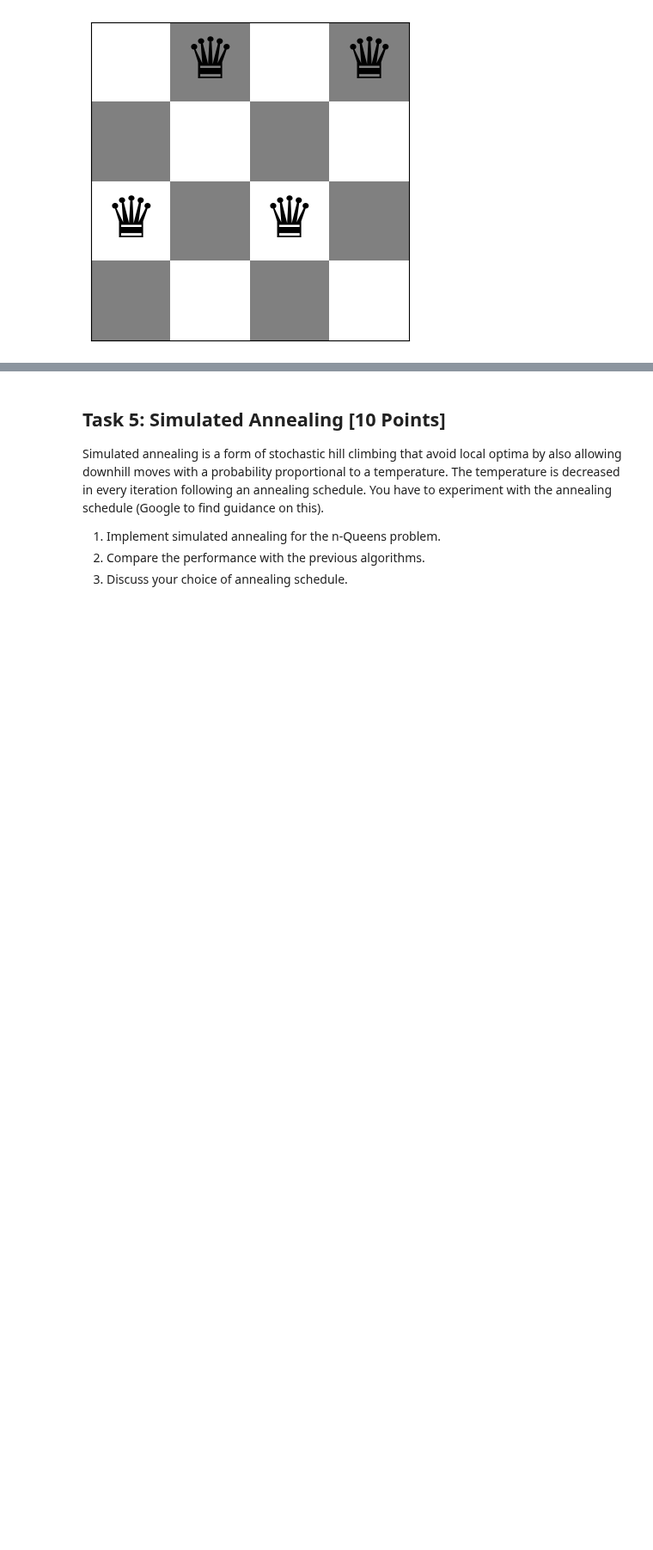
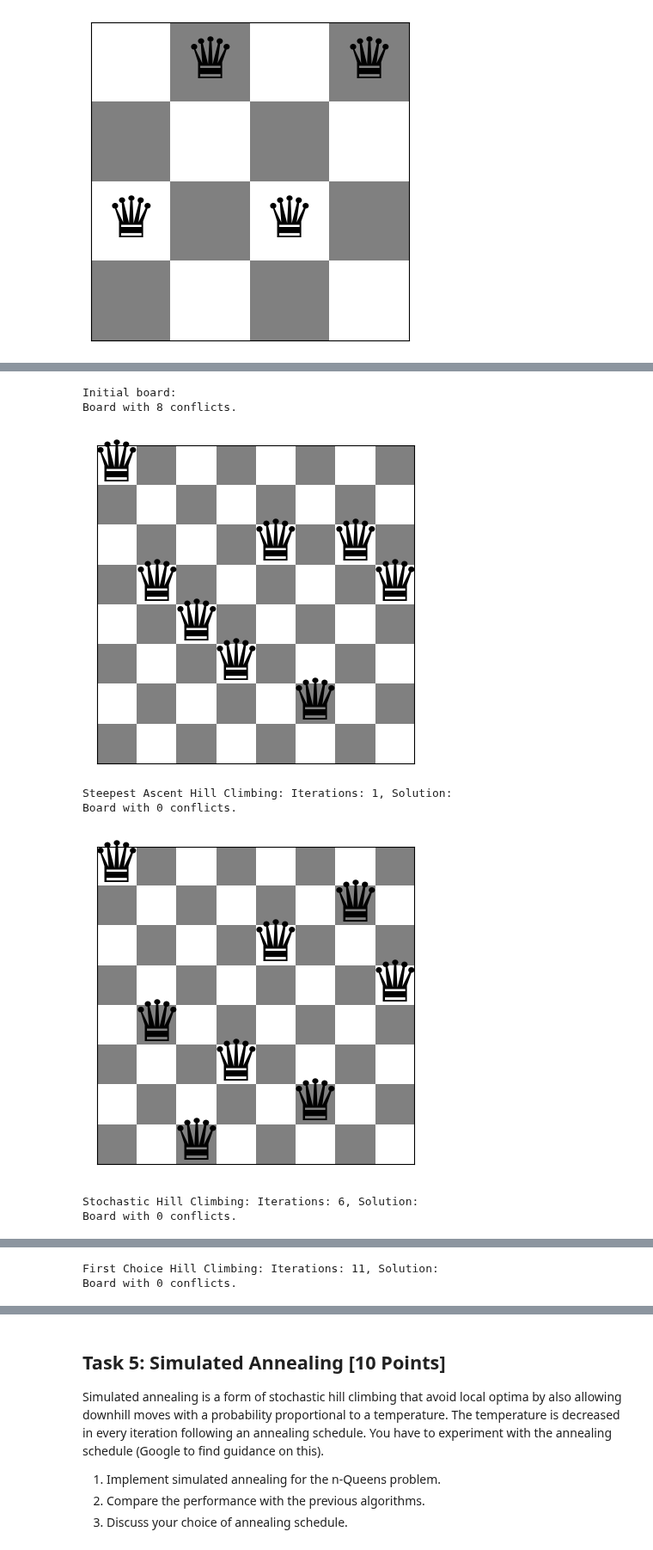
Before and after one commit to Mikecamdo/ArtificialIntelligence, a Jupyter notebook: Assignment 4/n_queens.ipynb, the cells around one changed output, grey strips where cells are left out. Shown at 86% size. Drawn from its saved outputs; the diff is of its cells as text; code cells hidden in the pictures; blank space fills up the shorter version.

Commit message:
Code for Task 4
Added my initial code for Task 4, where I ran each hill climbing algorithm up to 100 times or until it found an optimal solution

```diff
--- a/Assignment 4/n_queens.ipynb
+++ b/Assignment 4/n_queens.ipynb
@@ -276,0 +275,55 @@ Hill climbing will often end up in local optima. Restart the each of the three h
+# %%
+# Code and description go here
+board = random_board(8)
+
+solutions = [board, board, board]
+num_iterations = [None, None, None]
+
+for i in range(100):
+    temp_board = steepest_ascent(board)
+    if conflicts(temp_board) < conflicts(solutions[0]):
+        solutions[0] = temp_board
+        if conflicts(temp_board) == 0:
+            num_iterations[0] = i + 1
+            break
+
+for i in range(100):
+    temp_board = stochastic_hill_climbing(board)
+    if conflicts(temp_board) < conflicts(solutions[1]):
+        solutions[1] = temp_board
+        if conflicts(temp_board) == 0:
+            num_iterations[1] = i + 1
+            break
+
+for i in range(100):
+    temp_board = first_choice_hill_climbing(board)
+    if conflicts(temp_board) < conflicts(solutions[2]):
+        solutions[2] = temp_board
+        if conflicts(temp_board) == 0:
+            num_iterations[2] = i + 1
+            break
+
+for iterations in num_iterations: # updates iteration count if non-optimal solution is found
+    if iterations is None:
+        iterations = 100
+
+print('Initial board:')
+show_board(board)
+
+print(f'Steepest Ascent Hill Climbing: Iterations: {num_iterations[0]}, Solution:')
+show_board(solutions[0])
+
+print(f'Stochastic Hill Climbing: Iterations: {num_iterations[1]}, Solution:')
+show_board(solutions[1])
+
+print(f'First Choice Hill Climbing: Iterations: {num_iterations[2]}, Solution:')
+show_board(solutions[2])
+# %% [output]
+Initial board:
+Board with 8 conflicts.
+[figure, added]
+Steepest Ascent Hill Climbing: Iterations: 1, Solution:
+Board with 0 conflicts.
+[figure, added]
+Stochastic Hill Climbing: Iterations: 6, Solution:
+Board with 0 conflicts.
@@ -276,0 +331,2 @@ Hill climbing will often end up in local optima. Restart the each of the three h
+First Choice Hill Climbing: Iterations: 11, Solution:
+Board with 0 conflicts.
```
Also changed, not shown: parts of 4 cells of this notebook.
